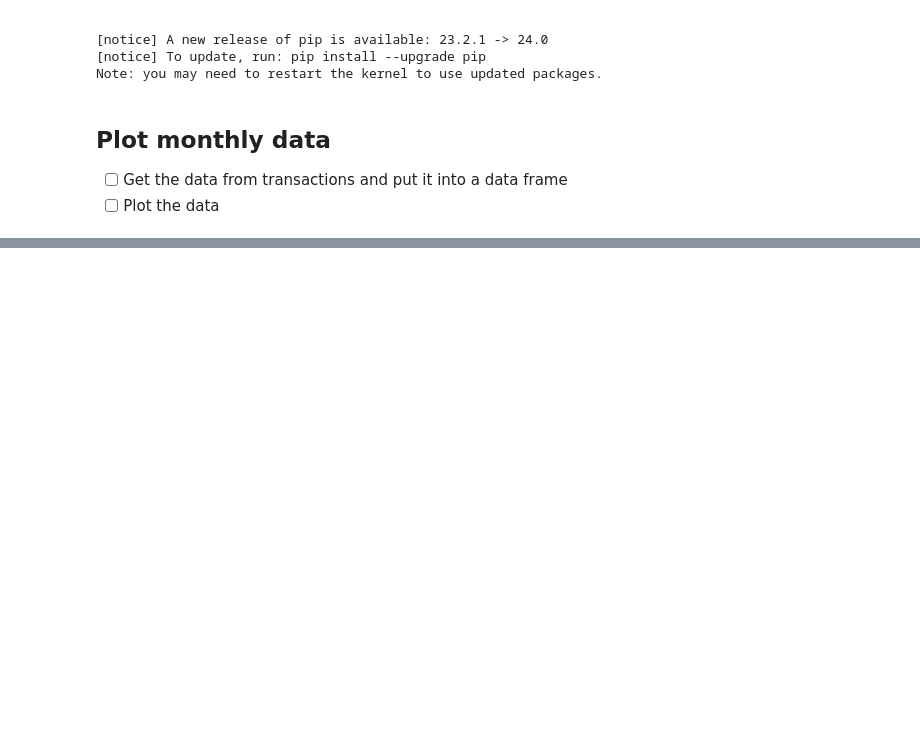
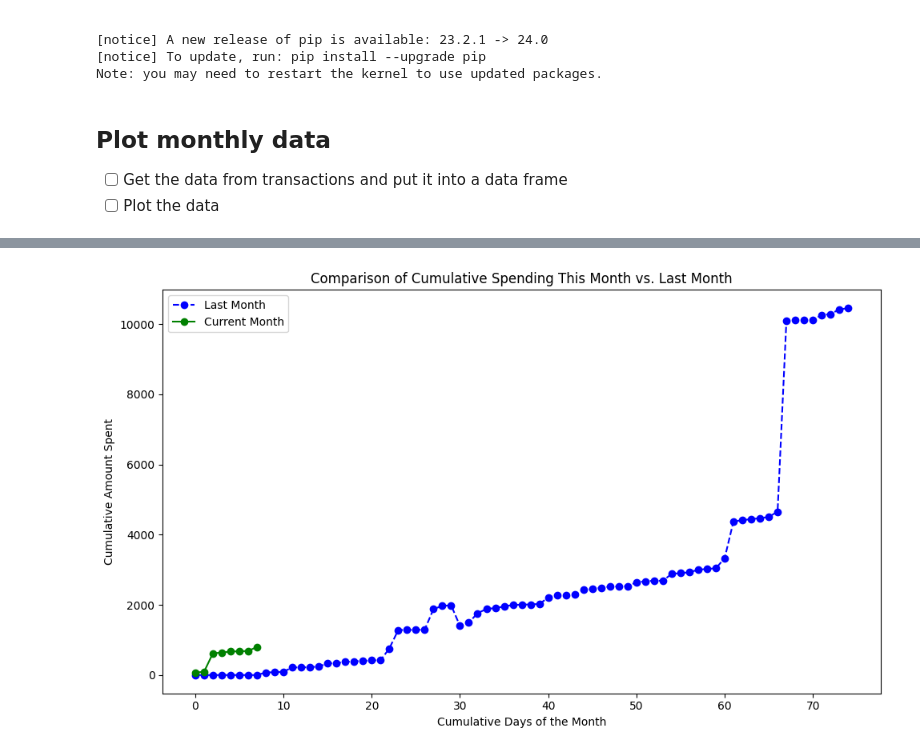
Before and after one commit to micklynch/lunchmoney_compare, a Jupyter notebook: monthlyprogress.ipynb, the cells around one changed output, grey strips where cells are left out. Cells and saved outputs as stored; diff of their text form; code cells hidden in the pictures; blank space fills up the shorter version.

Commit message:
trying to figure it out

```diff
--- a/monthlyprogress.ipynb
+++ b/monthlyprogress.ipynb
@@ -102,0 +128,99 @@ Plot the data in a chart
+# %%
+import pandas as pd
+import matplotlib.pyplot as plt
+import numpy as np
+
+# using pandas, get the date of the start of the month and then the date of the previous month
+today = pd.to_datetime('today')
+start_of_this_month = today.replace(day=1)
+end_of_previous_month = start_of_this_month - pd.Timedelta(days=1)
+start_of_previous_month = start_of_this_month - pd.offsets.MonthBegin(1)
+
+
+url = f"{lm_hostname}/v1/transactions"
+
+params = {
+    "start_date": start_of_this_month.strftime('%Y-%m-%d'),
+    "end_date": today.strftime('%Y-%m-%d')
+}
+
+response = requests.get(url, headers=headers, params=params)
+
+# sum the amount of all the transactions for the current month
+transactions = response.json()['transactions']
+df = pd.DataFrame(transactions)
+
+
+# print (df[['date', 'amount', 'exclude_from_totals']].head())
+
+
+df['date'] = pd.to_datetime(df['date'], format='%Y-%m-%d')
+df['amount']=df['amount'].astype(float)
+df['exclude_from_totals']=df['exclude_from_totals'].astype(bool)
+df['is_income']=df['is_income'].astype(bool)
+
+
+thismonthdf = df[(df["exclude_from_totals"] == False) & (df['is_income']== False)]
+
+
+params = {
+    "start_date": start_of_previous_month.strftime('%Y-%m-%d'),
+    "end_date": end_of_previous_month.strftime('%Y-%m-%d')
+}
+
+response = requests.get(url, headers=headers, params=params)
+
+# sum the amount of all the transactions for the current month
+transactions = response.json()['transactions']
+df = pd.DataFrame(transactions)
+
+df['date'] = pd.to_datetime(df['date'], format='%Y-%m-%d')
+df['amount']=df['amount'].astype(float)
+df['exclude_from_totals']=df['exclude_from_totals'].astype(bool)
+df['is_income']=df['is_income'].astype(bool)
+
+
+lastmonthdf = df[(df["exclude_from_totals"] == False) & (df['is_income']== False)]
+
+
+# Merge the two DataFrames based on the 'Date' column
+merged_df = pd.merge(thismonthdf, lastmonthdf, on='date', how='outer', suffixes=('_current', '_last'))
+
+
+# Fill NaN values with 0
+merged_df = merged_df.fillna(0)
+
+# Calculate the cumulative sum for each day
+merged_df['cumulative_current'] = merged_df['amount_current'].cumsum()
+merged_df['cumulative_last'] = merged_df['amount_last'].cumsum()
+
+# Plotting
+plt.figure(figsize=(10, 6))
+
+# Plot the cumulative spending for last month
+plt.plot(merged_df['cumulative_last'], marker='o', label='Last Month', linestyle='--', color='blue')
+
+# Plot the cumulative spending for current month up to the current date
+plt.plot(merged_df['cumulative_current'][:len(thismonthdf)], marker='o', label='Current Month', linestyle='-', color='green')
+
+
+plt.xlabel('Cumulative Days of the Month')
+plt.ylabel('Cumulative Amount Spent')
+plt.title('Comparison of Cumulative Spending This Month vs. Last Month')
+plt.legend()
+plt.tight_layout()
+# plt.show()
+
+# Find the proportionate cumulative spending for the last month at the same point in time
+percentage_of_current_month = today.day / today.days_in_month
+print(f"Percentage of current month: {percentage_of_current_month:.2f}")
+equivalent_day_of_previous_month = start_of_previous_month + pd.Timedelta(days=(-1+(today.day * start_of_previous_month.days_in_month) / today.days_in_month))
+
+# Find the cumulative amount on the equivalent day in the last month
+cumulative_last_on_equivalent_day = merged_df.loc[merged_df['date'] == equivalent_day_of_previous_month, 'cumulative_last']
+print(cumulative_last_on_equivalent_day)
+
+# Print the result
+#print(f"Cumulative amount on {equivalent_day_of_previous_month.strftime('%Y-%m-%d')} in the last month: {cumulative_last_on_equivalent_day:,.2f}")
+print (today, equivalent_day_of_previous_month)
+# %% [output]
@@ -102,0 +229 @@ Plot the data in a chart
+[figure, added]
```
Also changed, not shown: parts of 3 cells of this notebook, 2 other files.
